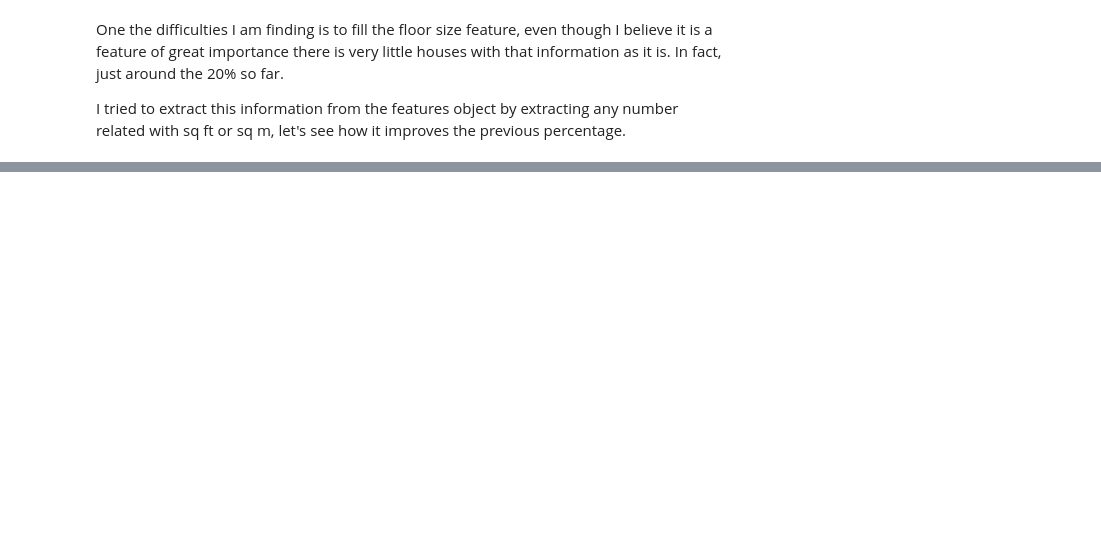
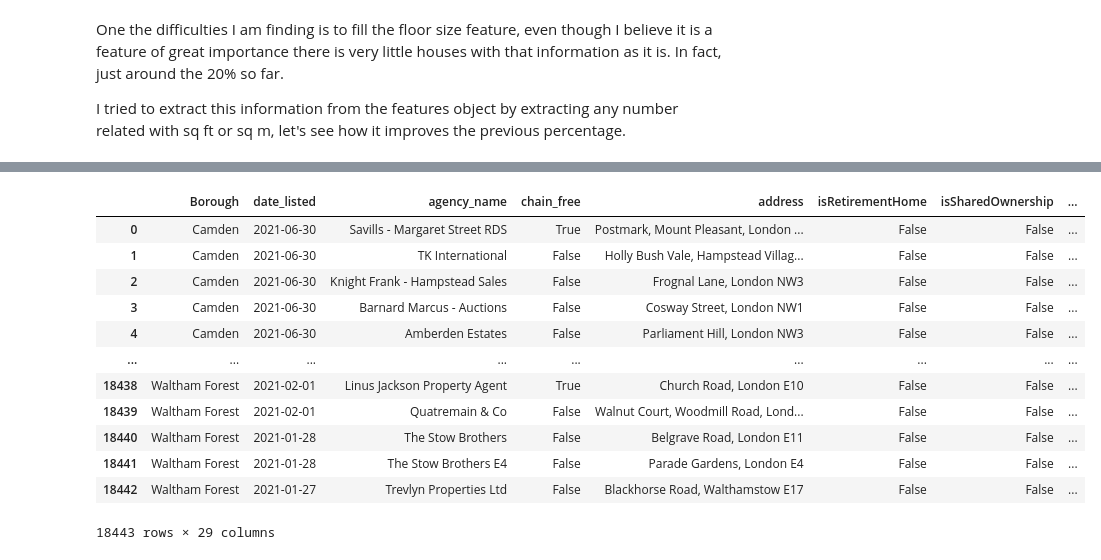
Before and after one commit to diequies/zoopla_houses, a Jupyter notebook: zoopla_data_ingestion.ipynb, the cells around one changed output, grey strips where cells are left out. Saved outputs shown, nothing was run; the diff lists cells and outputs as text; code cells hidden in the pictures; blank space fills up the shorter version.

```diff
--- a/zoopla_data_ingestion.ipynb
+++ b/zoopla_data_ingestion.ipynb
@@ -253,12 +227,12 @@ One the difficulties I am finding is to fill the floor size feature, even though
 
 I tried to extract this information from the features object by extracting any number related with sq ft or sq m, let's see how it improves the previous percentage.
 # %%
-df_houses_wrangling['floor_area_amount'] = df_houses_wrangling.apply(lambda x: x['sq_m_feat_from_ft']
-                                                                     if np.isnan(x['floor_area_amount'])
-                                                                    else x['floor_area_amount'], axis = 1)
-df_houses_wrangling['floor_area_amount'] = df_houses_wrangling.apply(lambda x: x['sq_m_feat_from_sq']
-                                                                    if np.isnan(x['floor_area_amount'])
-                                                                    else x['floor_area_amount'], axis = 1)
+df_houses_wrangling['floor_area_msq'] = df_houses_wrangling.apply(lambda x: x['sq_m_feat_from_ft']
+                                                                     if np.isnan(x['floor_area_msq'])
+                                                                    else x['floor_area_msq'], axis = 1)
+df_houses_wrangling['floor_area_msq'] = df_houses_wrangling.apply(lambda x: x['sq_m_feat_from_m']
+                                                                    if np.isnan(x['floor_area_msq'])
+                                                                    else x['floor_area_msq'], axis = 1)
 # %%
 df_houses_wrangling.info()
 # %% [output]
@@ -294,0 +260,8 @@ max(list(np.array(result).astype(float)))
+# %%
+df_houses_wrangling['sq_m_feat_from_dft'] = df_houses_wrangling['detailedDescription'].apply(lambda x: None
+                                                                                             if pd.isnull(x)
+                                                                                    else sq_ft_features_find(x))
+
+df_houses_wrangling['sq_m_feat_from_dm'] = df_houses_wrangling['detailedDescription'].apply(lambda x: None
+                                                                                            if pd.isnull(x)
+                                                                                     else sq_m_features_find(x))
@@ -294,0 +288,7 @@ max(list(np.array(result).astype(float)))
+# %%
+df_houses_wrangling['floor_area_msq'] = df_houses_wrangling.apply(lambda x: x['sq_m_feat_from_dft']
+                                                                     if np.isnan(x['floor_area_msq'])
+                                                                    else x['floor_area_msq'], axis = 1)
+df_houses_wrangling['floor_area_msq'] = df_houses_wrangling.apply(lambda x: x['sq_m_feat_from_dm']
+                                                                    if np.isnan(x['floor_area_msq'])
+                                                                    else x['floor_area_msq'], axis = 1)
@@ -294,0 +319,2 @@ max(list(np.array(result).astype(float)))
+# %%
+df_houses_wrangling2 = df_houses_wrangling.copy()
@@ -294,0 +336,22 @@ max(list(np.array(result).astype(float)))
+# %%
+df_houses_wrangling2 = df_houses_wrangling2.drop(['Link','Listed','agency_phone','RoomCount','priceHistory',
+                                                 'floorArea','floor_area_amount','floor_area_units',
+                                                  'firstPublished','lastSale','sq_m_feat_from_ft',
+                                                  'sq_m_feat_from_m','sq_m_feat_from_dft','sq_m_feat_from_dm'],
+                                                axis = 1)
+df_houses_wrangling2 = df_houses_wrangling2[df_houses_wrangling2['floor_area_msq'].notnull()].reset_index(drop = True)
+df_houses_wrangling2
+# %% [output]
+|  | Borough | date_listed | agency_name | chain_free | address | isRetirementHome | isSharedOwnership | ... |
+| 0 | Camden | 2021-06-30 | Savills - Margaret Street RDS | True | Postmark, Mount Pleasant, London ... | False | False | ... |
+| 1 | Camden | 2021-06-30 | TK International | False | Holly Bush Vale, Hampstead Villag... | False | False | ... |
+| 2 | Camden | 2021-06-30 | Knight Frank - Hampstead Sales | False | Frognal Lane, London NW3 | False | False | ... |
+| 3 | Camden | 2021-06-30 | Barnard Marcus - Auctions | False | Cosway Street, London NW1 | False | False | ... |
+| 4 | Camden | 2021-06-30 | Amberden Estates | False | Parliament Hill, London NW3 | False | False | ... |
+| ... | ... | ... | ... | ... | ... | ... | ... | ... |
+| 18438 | Waltham Forest | 2021-02-01 | Linus Jackson Property Agent | True | Church Road, London E10 | False | False | ... |
+| 18439 | Waltham Forest | 2021-02-01 | Quatremain & Co | False | Walnut Court, Woodmill Road, Lond... | False | False | ... |
+| 18440 | Waltham Forest | 2021-01-28 | The Stow Brothers | False | Belgrave Road, London E11 | False | False | ... |
+| 18441 | Waltham Forest | 2021-01-28 | The Stow Brothers E4 | False | Parade Gardens, London E4 | False | False | ... |
+| 18442 | Waltham Forest | 2021-01-27 | Trevlyn Properties Ltd | False | Blackhorse Road, Walthamstow E17 | False | False | ... |
+18443 rows × 29 columns
```
Also changed, not shown: parts of 45 cells of this notebook, 14 other files.
